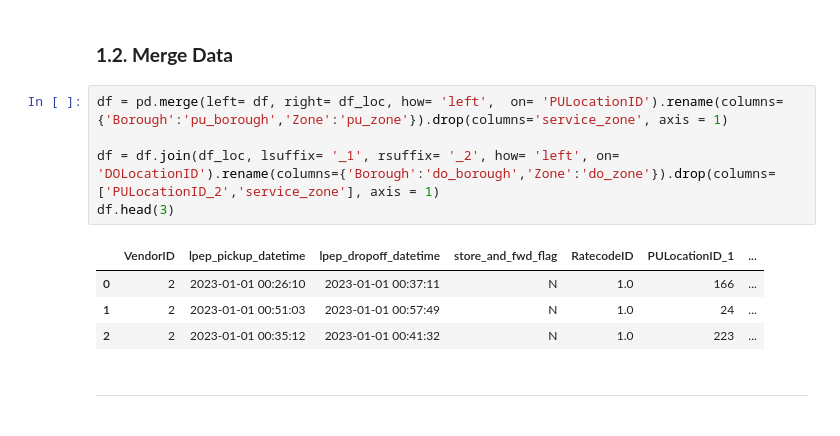
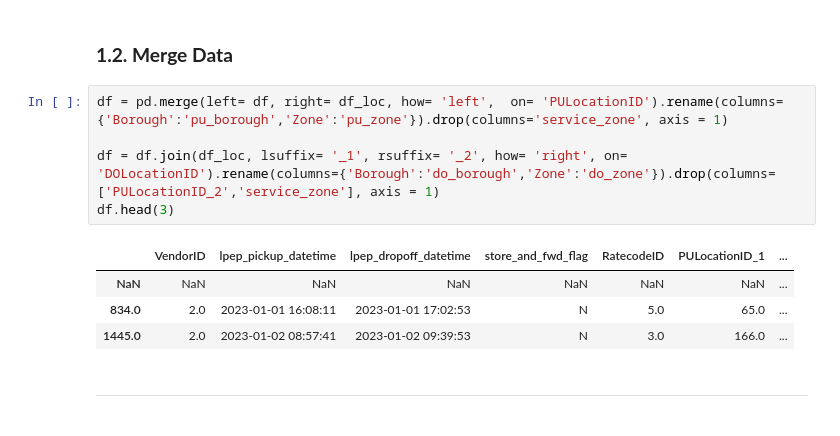
Before and after one commit to faridhakimil/Capstone_2, a Jupyter notebook: CAPSTONE.ipynb, the cells around one changed output. Drawn from its saved outputs; the diff is of its cells as text.

```diff
--- a/CAPSTONE.ipynb
+++ b/CAPSTONE.ipynb
@@ -84,13 +104,13 @@ df_loc
 # %%
 df = pd.merge(left= df, right= df_loc, how= 'left',  on= 'PULocationID').rename(columns={'Borough':'pu_borough','Zone':'pu_zone'}).drop(columns='service_zone', axis = 1)
 
-df = df.join(df_loc, lsuffix= '_1', rsuffix= '_2', how= 'left', on= 'DOLocationID').rename(columns={'Borough':'do_borough','Zone':'do_zone'}).drop(columns=['PULocationID_2','service_zone'], axis = 1)
+df = df.join(df_loc, lsuffix= '_1', rsuffix= '_2', how= 'right', on= 'DOLocationID').rename(columns={'Borough':'do_borough','Zone':'do_zone'}).drop(columns=['PULocationID_2','service_zone'], axis = 1)
 df.head(3)
 # %% [output]
 |  | VendorID | lpep_pickup_datetime | lpep_dropoff_datetime | store_and_fwd_flag | RatecodeID | PULocationID_1 | ... |
-| 0 | 2 | 2023-01-01 00:26:10 | 2023-01-01 00:37:11 | N | 1.0 | 166 | ... |
-| 1 | 2 | 2023-01-01 00:51:03 | 2023-01-01 00:57:49 | N | 1.0 | 24 | ... |
-| 2 | 2 | 2023-01-01 00:35:12 | 2023-01-01 00:41:32 | N | 1.0 | 223 | ... |
+| NaN | NaN | NaN | NaN | NaN | NaN | NaN | ... |
+| 834.0 | 2.0 | 2023-01-01 16:08:11 | 2023-01-01 17:02:53 | N | 5.0 | 65.0 | ... |
+| 1445.0 | 2.0 | 2023-01-02 08:57:41 | 2023-01-02 09:39:53 | N | 3.0 | 166.0 | ... |
 # %% [markdown]
 ## <hr>
 # %% [markdown]
```
Also changed, not shown: parts of 133 cells of this notebook, 1 other file.
